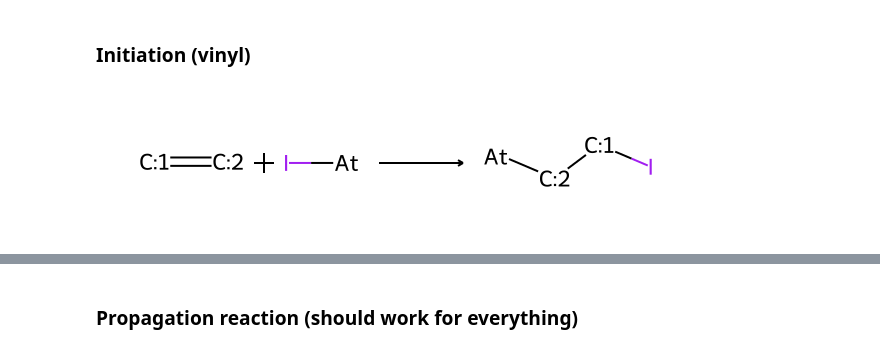
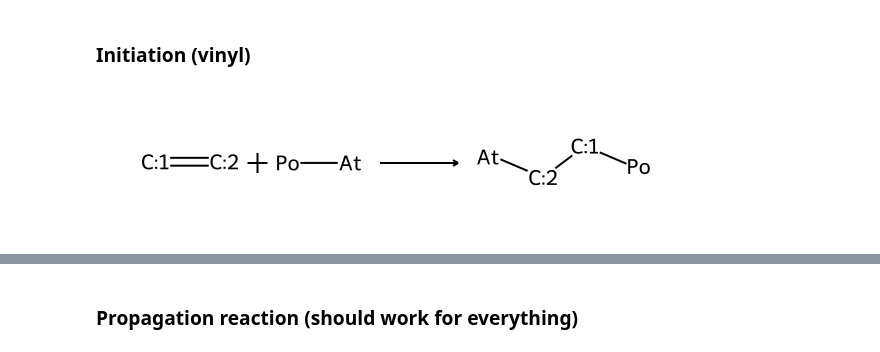
Before and after one commit to skozarekar/thermonomer, a Jupyter notebook: thermonomer/temp.ipynb, the cells around one changed output, grey strips where cells are left out. Cells and saved outputs as stored; diff of their text form; code cells hidden in the pictures.

```diff
--- a/thermonomer/temp.ipynb
+++ b/thermonomer/temp.ipynb
@@ -17,11 +18,10 @@ water = Chem.MolFromSmiles("[I][At]")
 ### Initiation (vinyl)
 # %%
 initiation = rdChemReactions.ReactionFromSmarts(
-    "[C:1]=[C:2].[I]-[At]>>[I]-[C:1]-[C:2]-[At]"
+    "[C:1]=[C:2].[Po]-[At]>>[Po]-[C:1]-[C:2]-[At]"
 )
+initiation
+# %% [output]
+[figure, added]
-# %%
-initiation
-# %% [output]
-[figure, removed]
 # %%
 # first step (dp 0 to dp 1)
```
Also changed, not shown: parts of 15 cells of this notebook.
